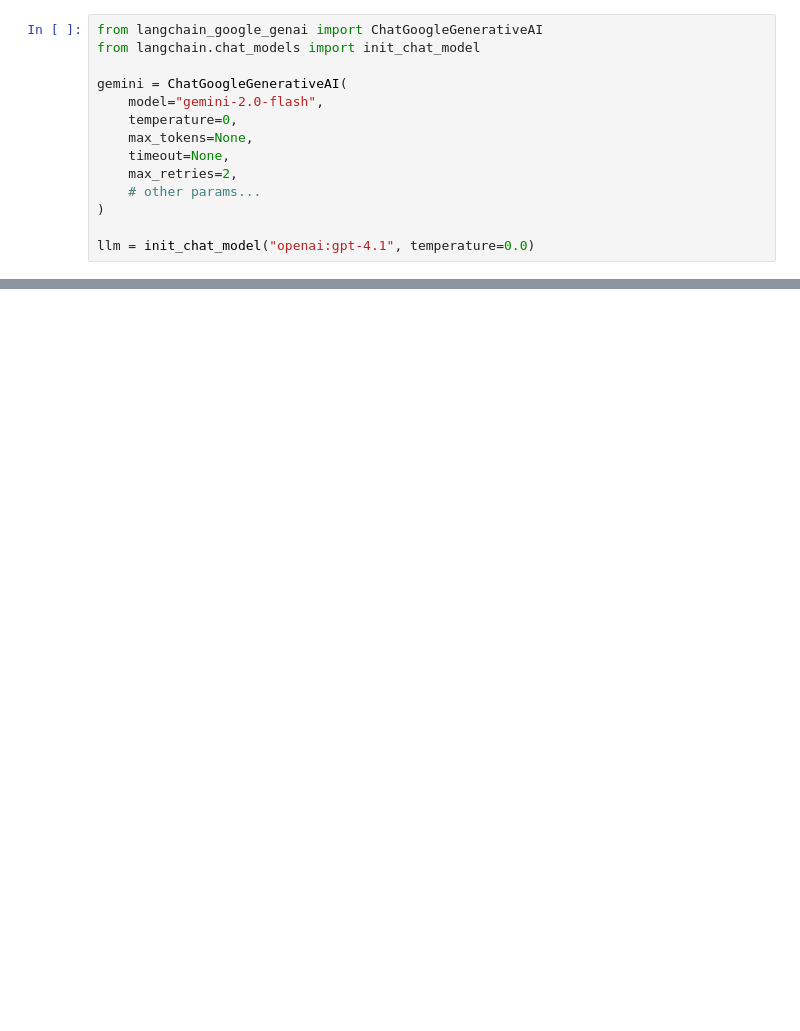
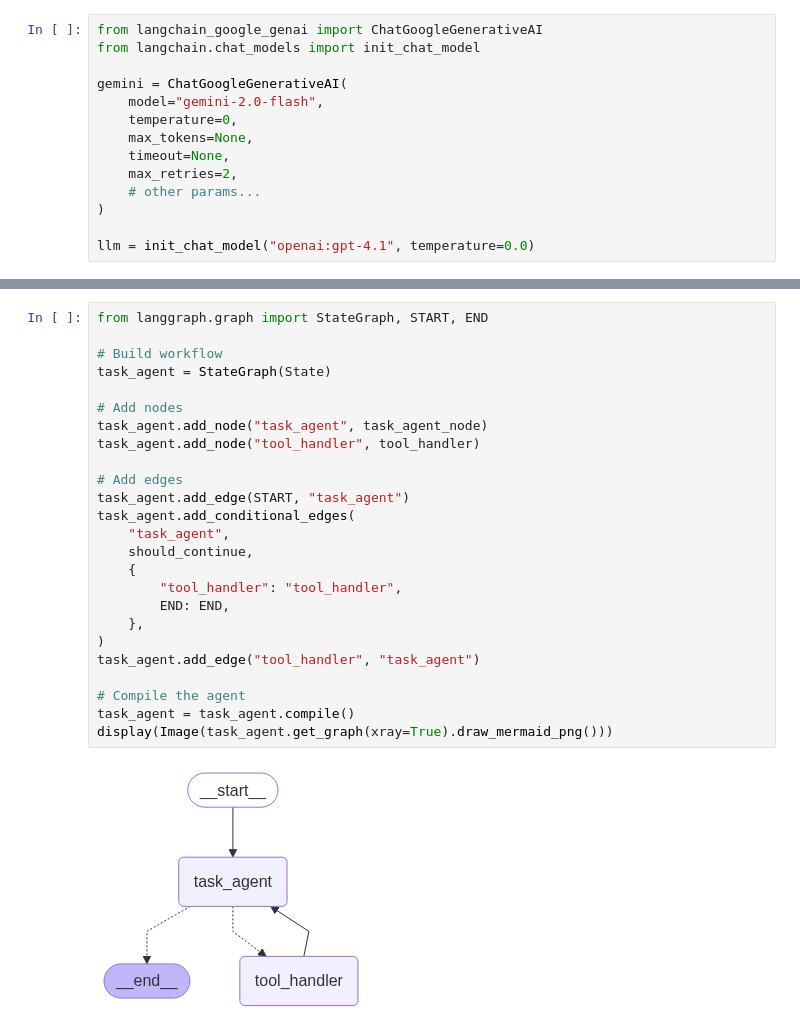
Before and after one commit to RajuGangitla/multi-agents-be, a Jupyter notebook: supervisor.ipynb, the cells around one changed output, grey strips where cells are left out. Saved outputs shown, nothing was run; the diff lists cells and outputs as text; blank space fills up the shorter version.

```diff
--- a/supervisor.ipynb
+++ b/supervisor.ipynb
@@ -122 +292,28 @@ def should_continue(state: State) -> Literal["tool_handler", "__end__"]:
+# %%
+from langgraph.graph import StateGraph, START, END
+
+# Build workflow
+task_agent = StateGraph(State)
+
+# Add nodes
+task_agent.add_node("task_agent", task_agent_node)
+task_agent.add_node("tool_handler", tool_handler)
+
+# Add edges
+task_agent.add_edge(START, "task_agent")
+task_agent.add_conditional_edges(
+    "task_agent",
+    should_continue,
+    {
+        "tool_handler": "tool_handler",
+        END: END,
+    },
+)
+task_agent.add_edge("tool_handler", "task_agent")
+
+# Compile the agent
+task_agent = task_agent.compile()
+display(Image(task_agent.get_graph(xray=True).draw_mermaid_png()))
+# %% [output]
+[figure, added]
 # %%
```
Also changed, not shown: parts of 13 cells of this notebook.
